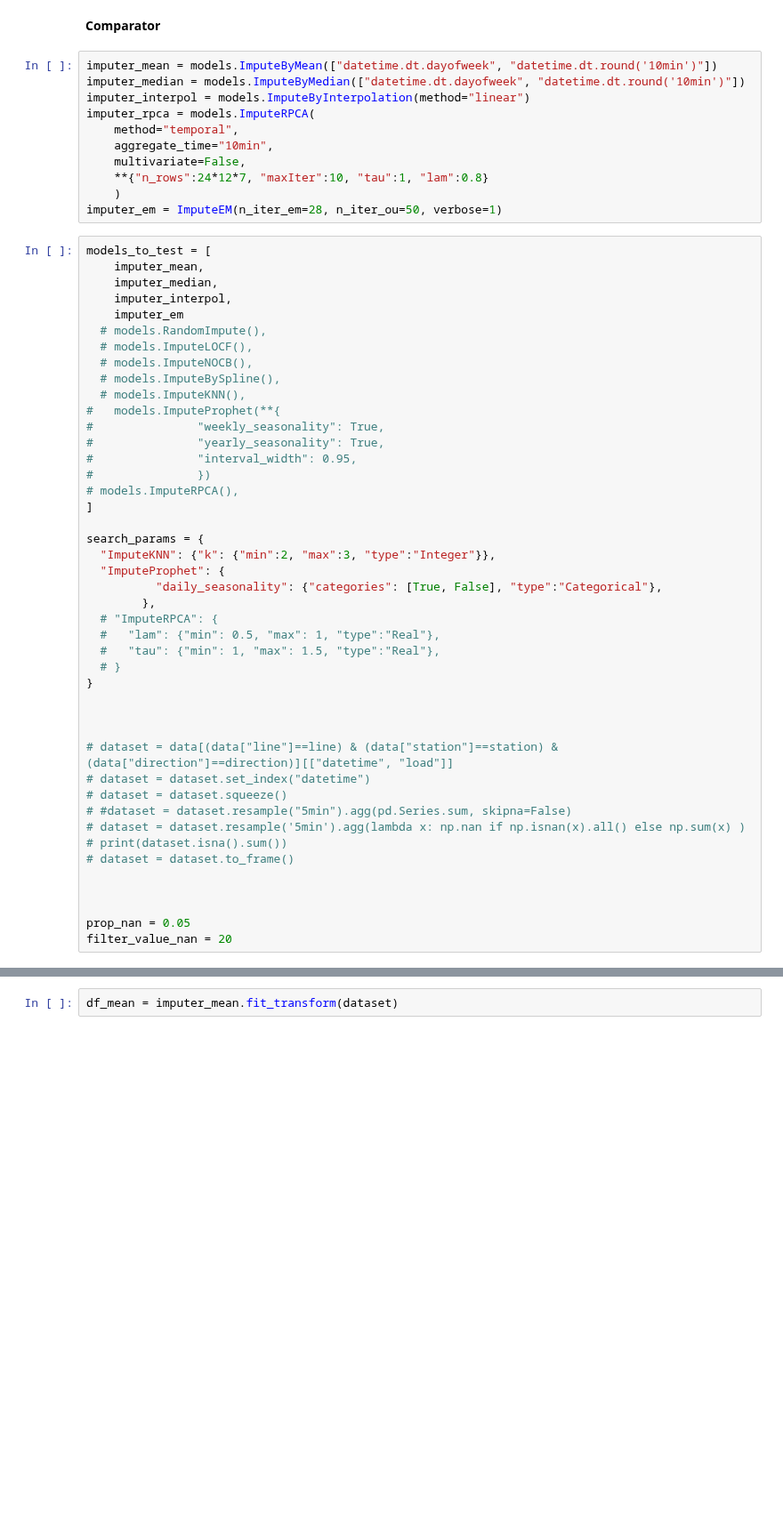
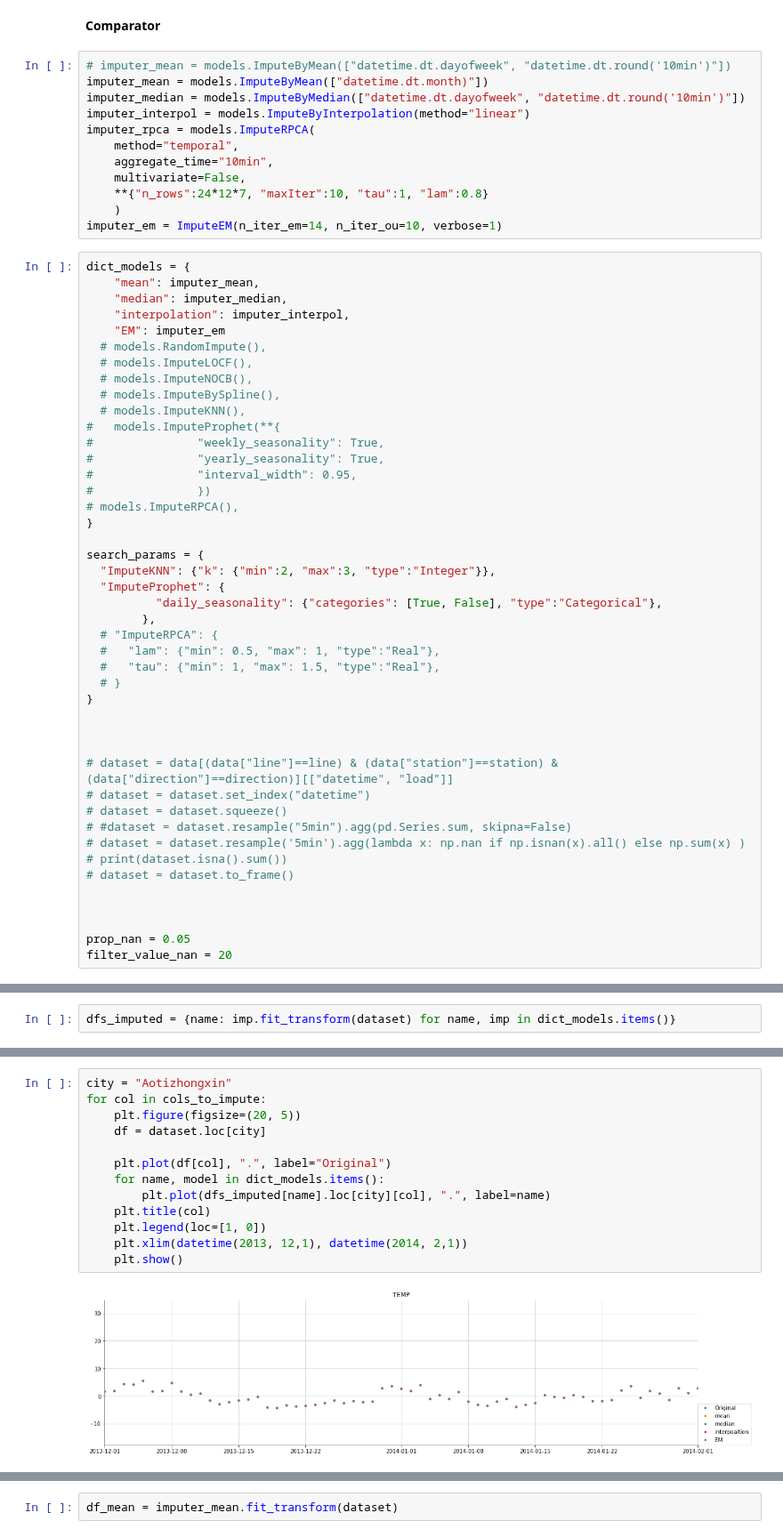
Before and after one commit to scikit-learn-contrib/qolmat, a Jupyter notebook: qolmat/notebooks/benchmark.ipynb, the cells around one changed output, grey strips where cells are left out. Shown at 89% size. Drawn from its saved outputs; the diff is of its cells as text; blank space fills up the shorter version.

Commit message:
list_models replaced by dict_models

```diff
--- a/qolmat/notebooks/benchmark.ipynb
+++ b/qolmat/notebooks/benchmark.ipynb
@@ -71,7 +81,8 @@ for col in cols_to_impute:
 # %% [markdown]
 **Comparator**
 # %%
-imputer_mean = models.ImputeByMean(["datetime.dt.dayofweek", "datetime.dt.round('10min')"])
+# imputer_mean = models.ImputeByMean(["datetime.dt.dayofweek", "datetime.dt.round('10min')"])
+imputer_mean = models.ImputeByMean(["datetime.dt.month)"])
 imputer_median = models.ImputeByMedian(["datetime.dt.dayofweek", "datetime.dt.round('10min')"])
 imputer_interpol = models.ImputeByInterpolation(method="linear")
 imputer_rpca = models.ImputeRPCA(
@@ -80,13 +91,13 @@ imputer_rpca = models.ImputeRPCA(
     multivariate=False,
     **{"n_rows":24*12*7, "maxIter":10, "tau":1, "lam":0.8}
     )
-imputer_em = ImputeEM(n_iter_em=28, n_iter_ou=50, verbose=1)
+imputer_em = ImputeEM(n_iter_em=14, n_iter_ou=10, verbose=1)
 # %%
-models_to_test = [
-    imputer_mean,
-    imputer_median,
-    imputer_interpol,
-    imputer_em
+dict_models = {
+    "mean": imputer_mean,
+    "median": imputer_median,
+    "interpolation": imputer_interpol,
+    "EM": imputer_em
   # models.RandomImpute(),
   # models.ImputeLOCF(),
   # models.ImputeNOCB(),
@@ -98,7 +109,7 @@ models_to_test = [
 #               "interval_width": 0.95,
 #               })
 # models.ImputeRPCA(),
-]
+}
 
 search_params = {
   "ImputeKNN": {"k": {"min":2, "max":3, "type":"Integer"}},
@@ -146,0 +205,2 @@ AttributeError: 'ImputeByInterpolation' object has no attribute 'method'
+# %%
+dfs_imputed = {name: imp.fit_transform(dataset) for name, imp in dict_models.items()}
@@ -146,0 +226,15 @@ AttributeError: 'ImputeByInterpolation' object has no attribute 'method'
+# %%
+city = "Aotizhongxin"
+for col in cols_to_impute:
+    plt.figure(figsize=(20, 5))
+    df = dataset.loc[city]
+
+    plt.plot(df[col], ".", label="Original")
+    for name, model in dict_models.items():
+        plt.plot(dfs_imputed[name].loc[city][col], ".", label=name)
+    plt.title(col)
+    plt.legend(loc=[1, 0])
+    plt.xlim(datetime(2013, 12,1), datetime(2014, 2,1))
+    plt.show()
+# %% [output]
+[figure, added]
```
Also changed, not shown: parts of 9 cells of this notebook, 4 other files.
